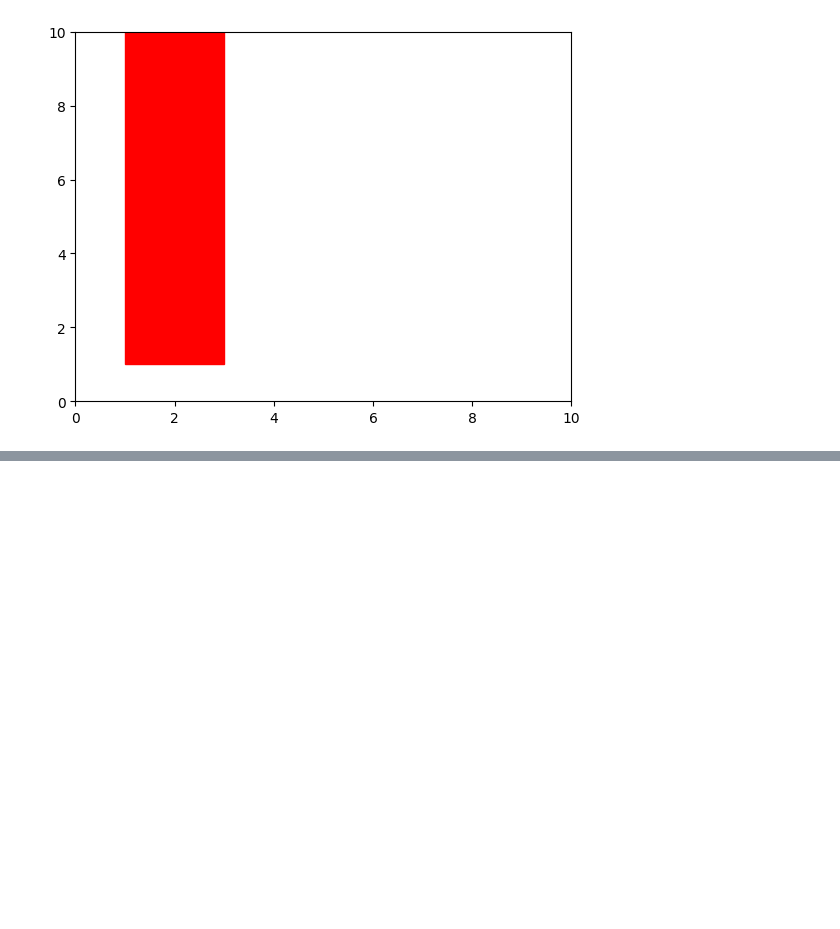
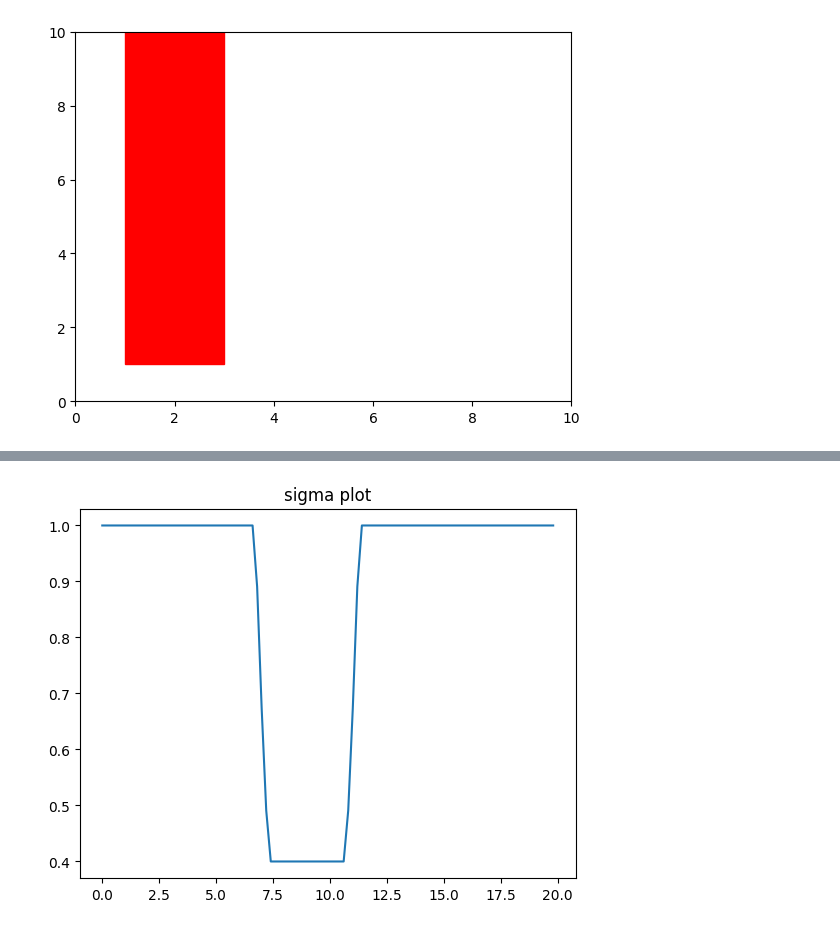
Before and after one commit to HyeongChanHam/temp, a Jupyter notebook: 1d/1D ambiguity set visualize.ipynb, the cells around one changed output, grey strips where cells are left out. Cells and saved outputs as stored; diff of their text form; code cells hidden in the pictures; blank space fills up the shorter version.

```diff
--- a/1d/1D ambiguity set visualize.ipynb
+++ b/1d/1D ambiguity set visualize.ipynb
@@ -181,0 +420,36 @@ plt.show()
+# %%
+from tqdm import tqdm
+param_list = list()
+for fig_idx, point in tqdm(enumerate(range(0, 100))):
+    point = point / 5
+    mu_list = np.linspace(8, 10, 100)
+    sigma_list = np.linspace(0.4, 1, 100)
+
+    mu_grid, sigma_grid = np.meshgrid(mu_list, sigma_list)
+    params = np.stack([mu_grid.flatten(), sigma_grid.flatten()])
+
+    CVaR_values = np.zeros([100, 100]).flatten()
+    # params.shape
+    for idx, (mu, sigma) in enumerate(params.T):
+        diff_mu = abs(mu - point)
+        diff_sigma = sigma
+        d_dist = foldnorm(diff_mu / diff_sigma, scale=diff_sigma)
+        mean, std = d_dist.stats()
+        epsilon = 0.1
+        kappa = np.sqrt(epsilon / (1-epsilon))
+        CVaR = -mean + kappa * std
+        CVaR_values[idx] = CVaR
+
+    CVaR_values = CVaR_values.reshape(100, 100)
+
+
+    highlight_mu, highlight_sigma = params[:,CVaR_values.argmax()]
+    param_list.append([point, highlight_sigma])
+
+
+param_list = np.array(param_list)
+plt.plot(param_list[:,0], param_list[:,1])
+plt.title("sigma plot")
+plt.show()
+# %% [output]
+[figure, added]
```
Also changed, not shown: parts of 12 cells of this notebook, 2 other files.
